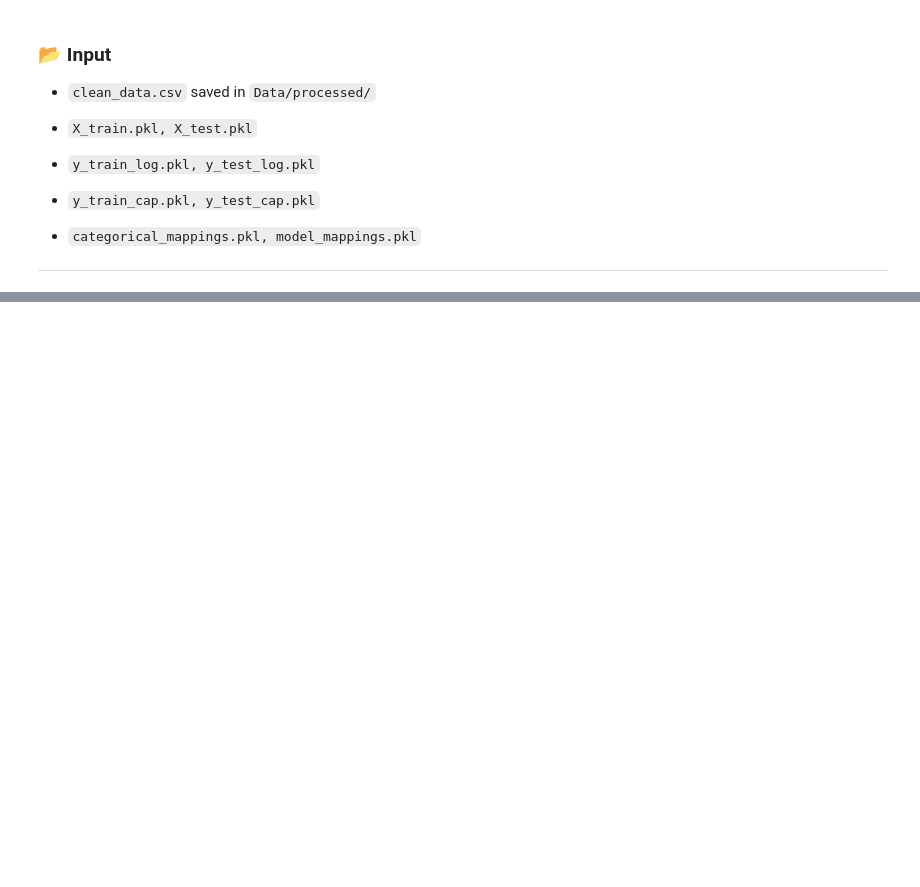
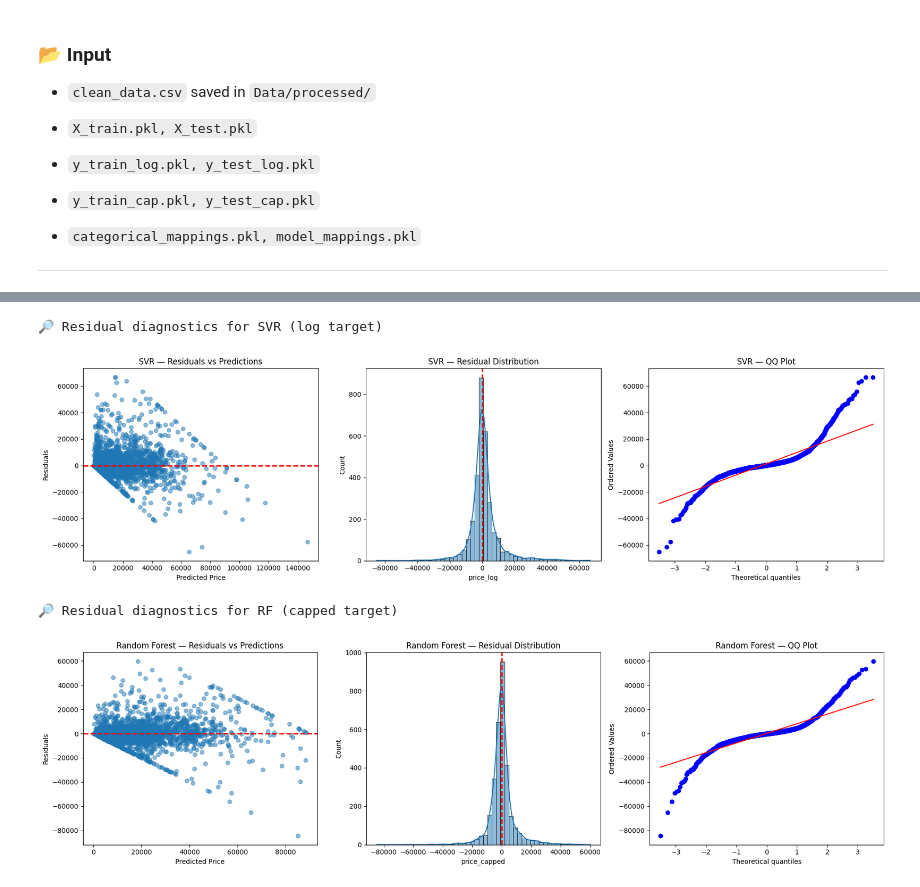
Before and after one commit to Mithula-cbw/Car-Price-Prediction, a Jupyter notebook: notebooks/Group_11_05_Modeling_and_Evaluation.ipynb, the cells around one changed output, grey strips where cells are left out. Drawn from its saved outputs; the diff is of its cells as text; code cells hidden in the pictures; blank space fills up the shorter version.

```diff
--- a/notebooks/Group_11_05_Modeling_and_Evaluation.ipynb
+++ b/notebooks/Group_11_05_Modeling_and_Evaluation.ipynb
@@ -71,0 +182,20 @@ from sklearn.metrics import mean_squared_error, mean_absolute_error, r2_score
+# %%
+#  Scaled preprocessor for scale-sensitive models (impute->scale, one-hot)
+#  Tree preprocessor for tree-based models (impute->ordinal) — faster and compact
+
+# numeric pipeline used by both
+numeric_imputer = SimpleImputer(strategy='median')
+
+preprocessor_scaled = ColumnTransformer(transformers=[
+    ('num', Pipeline([('imputer', numeric_imputer), ('scaler', StandardScaler())]), numeric_cols),
+    ('cat', Pipeline([('imputer', SimpleImputer(strategy='constant', fill_value='missing')),
+                      ('ohe', OneHotEncoder(handle_unknown='ignore', sparse_output=False))]), categorical_cols)
+], remainder='drop')  # drop anything else
+
+preprocessor_tree = ColumnTransformer(transformers=[
+    ('num', Pipeline([('imputer', numeric_imputer)]), numeric_cols),
+    ('cat', Pipeline([('imputer', SimpleImputer(strategy='constant', fill_value='missing')),
+                      ('ord', OrdinalEncoder(handle_unknown='use_encoded_value', unknown_value=-1))]), categorical_cols)
+], remainder='drop')
+
+print("✅ Preprocessors created")
@@ -71,0 +443,46 @@ from sklearn.metrics import mean_squared_error, mean_absolute_error, r2_score
+# %%
+import scipy.stats as stats
+
+def plot_residuals(model, X_test, y_test, name, log_target=False):
+    """Plots residuals scatter, histogram, and QQ plot for given model."""
+    # Predictions
+    y_pred = model.predict(X_test)
+    if log_target:  # undo log transform
+        y_pred = np.expm1(y_pred)
+        y_test = np.expm1(y_test)
+
+    residuals = y_test - y_pred
+
+    fig, axes = plt.subplots(1, 3, figsize=(18, 5))
+
+    # Scatter: residuals vs predictions
+    axes[0].scatter(y_pred, residuals, alpha=0.5)
+    axes[0].axhline(0, color='red', linestyle='--', lw=2)
+    axes[0].set_title(f"{name} — Residuals vs Predictions")
+    axes[0].set_xlabel("Predicted Price")
+    axes[0].set_ylabel("Residuals")
+
+    # Histogram
+    sns.histplot(residuals, bins=50, kde=True, ax=axes[1])
+    axes[1].axvline(0, color='red', linestyle='--', lw=2)
+    axes[1].set_title(f"{name} — Residual Distribution")
+
+    # QQ Plot
+    stats.probplot(residuals, dist="norm", plot=axes[2])
+    axes[2].set_title(f"{name} — QQ Plot")
+
+    plt.tight_layout()
+    plt.show()
+    return residuals
+
+# === Compare SVR (log target) and RF (capped target) ===
+print("🔎 Residual diagnostics for SVR (log target)")
+svr_resid = plot_residuals(best_svr, X_test, y_test_log, "SVR", log_target=True)
+
+print("🔎 Residual diagnostics for RF (capped target)")
+rf_resid = plot_residuals(best_rf, X_test, y_test_cap, "Random Forest", log_target=False)
+# %% [output]
+🔎 Residual diagnostics for SVR (log target)
+[figure, added]
+🔎 Residual diagnostics for RF (capped target)
+[figure, added]
```
Also changed, not shown: parts of 40 cells of this notebook, 1 other file.
